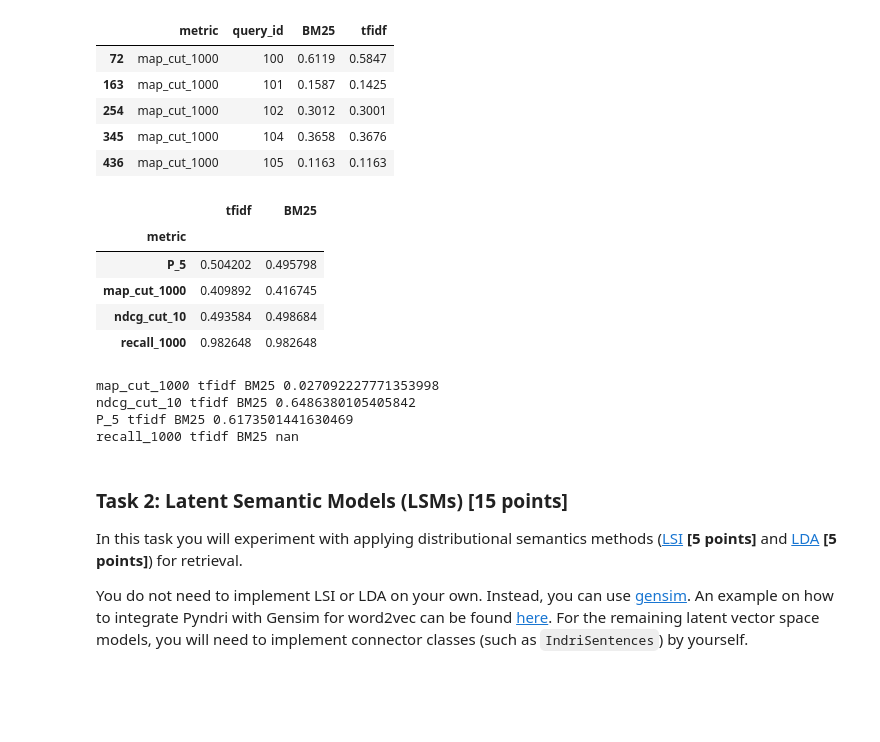
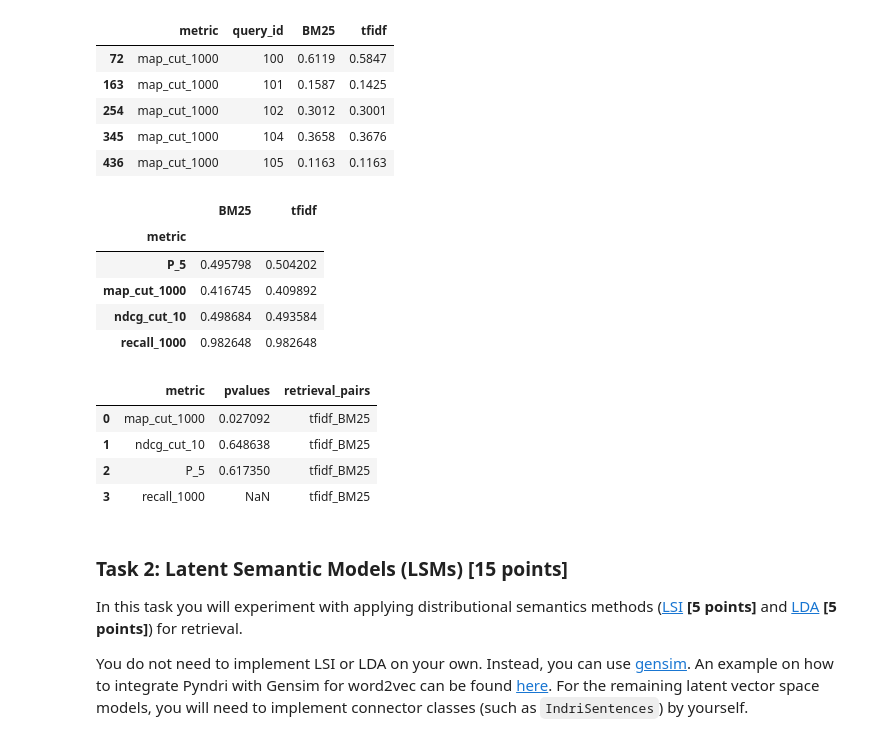
Before and after one commit to MichelleAppel/IR2, a Jupyter notebook: assignment.ipynb, the cells around one changed output. Drawn from its saved outputs; the diff is of its cells as text; code cells hidden in the pictures; blank space fills up the shorter version.

Commit message:
calculate means and p-values

```diff
--- a/assignment.ipynb
+++ b/assignment.ipynb
@@ -596,31 +591,42 @@ df_results_test[df_results_test.metric == 'map_cut_1000'].head()
 | 345 | map_cut_1000 | 104 | 0.3658 | 0.3676 |
 | 436 | map_cut_1000 | 105 | 0.1163 | 0.1163 |
 # %%
-df_results_test.groupby(['metric'])['tfidf', 'BM25'].mean()
+df_means = df_results_test.groupby(['metric'])[retrieval_model_names].mean()
+df_means
 # %% [output]
-|  | tfidf | BM25 |
+|  | BM25 | tfidf |
 | metric |  |  |
-| P_5 | 0.504202 | 0.495798 |
-| map_cut_1000 | 0.409892 | 0.416745 |
-| ndcg_cut_10 | 0.493584 | 0.498684 |
+| P_5 | 0.495798 | 0.504202 |
+| map_cut_1000 | 0.416745 | 0.409892 |
+| ndcg_cut_10 | 0.498684 | 0.493584 |
 | recall_1000 | 0.982648 | 0.982648 |
 # %%
 from scipy import stats
 import itertools
 
+retrieval_model_names = list(retrieval_models.keys())
+
+rm_pairs = []
+pvalues = []
 for m in metrics:
-    for rm1, rm2 in itertools.product(retrieval_models, retrieval_models):
+    for rm1, rm2 in itertools.product(retrieval_model_names, retrieval_model_names):
         if rm1 > rm2:
             ttest_result = stats.ttest_rel(
                 df_results_test[df_results_test.metric == m][rm1],
                 df_results_test[df_results_test.metric == m][rm2]
             )
-            print (m, rm1, rm2, ttest_result.pvalue)
+            rm_pairs.append("{0}_{1}".format(rm1, rm2))
+            pvalues.append(ttest_result.pvalue)
+
+d = {'metric': metrics, 'retrieval_pairs': rm_pairs, 'pvalues': pvalues}
+df_pvalues = pd.DataFrame(data=d)
+df_pvalues
 # %% [output]
-map_cut_1000 tfidf BM25 0.027092227771353998
-ndcg_cut_10 tfidf BM25 0.6486380105405842
-P_5 tfidf BM25 0.6173501441630469
-recall_1000 tfidf BM25 nan
+|  | metric | pvalues | retrieval_pairs |
+| 0 | map_cut_1000 | 0.027092 | tfidf_BM25 |
+| 1 | ndcg_cut_10 | 0.648638 | tfidf_BM25 |
+| 2 | P_5 | 0.617350 | tfidf_BM25 |
+| 3 | recall_1000 | NaN | tfidf_BM25 |
 # %% [markdown]
 ### Task 2: Latent Semantic Models (LSMs) [15 points] ###
 
```
Also changed, not shown: parts of 1 cell of this notebook.
